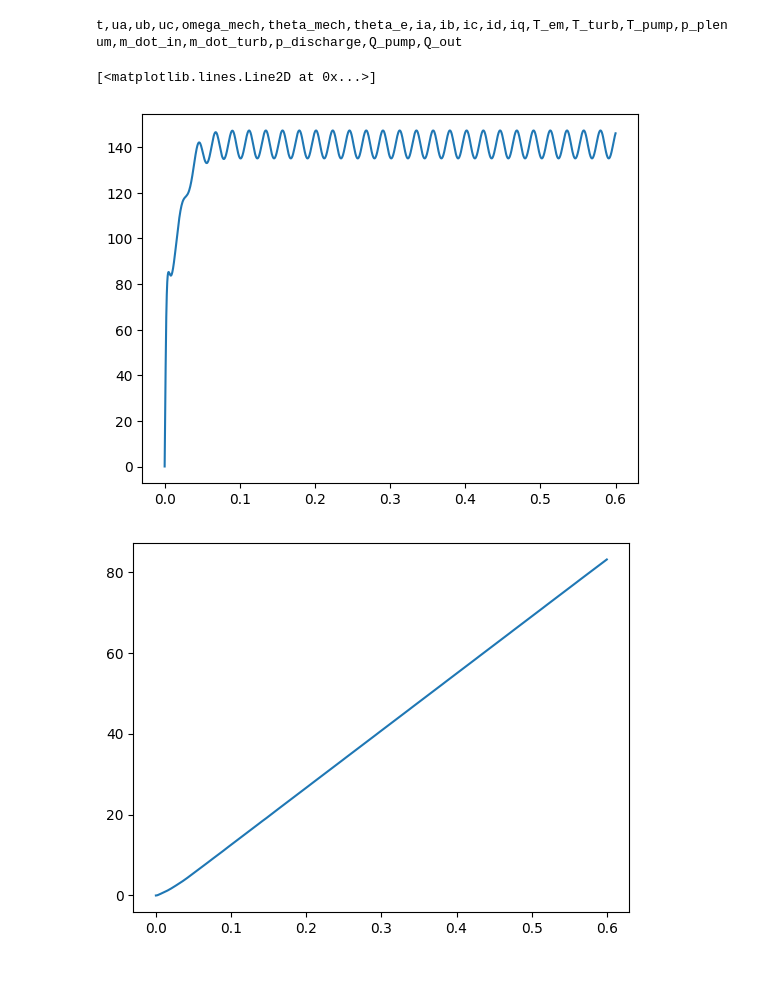
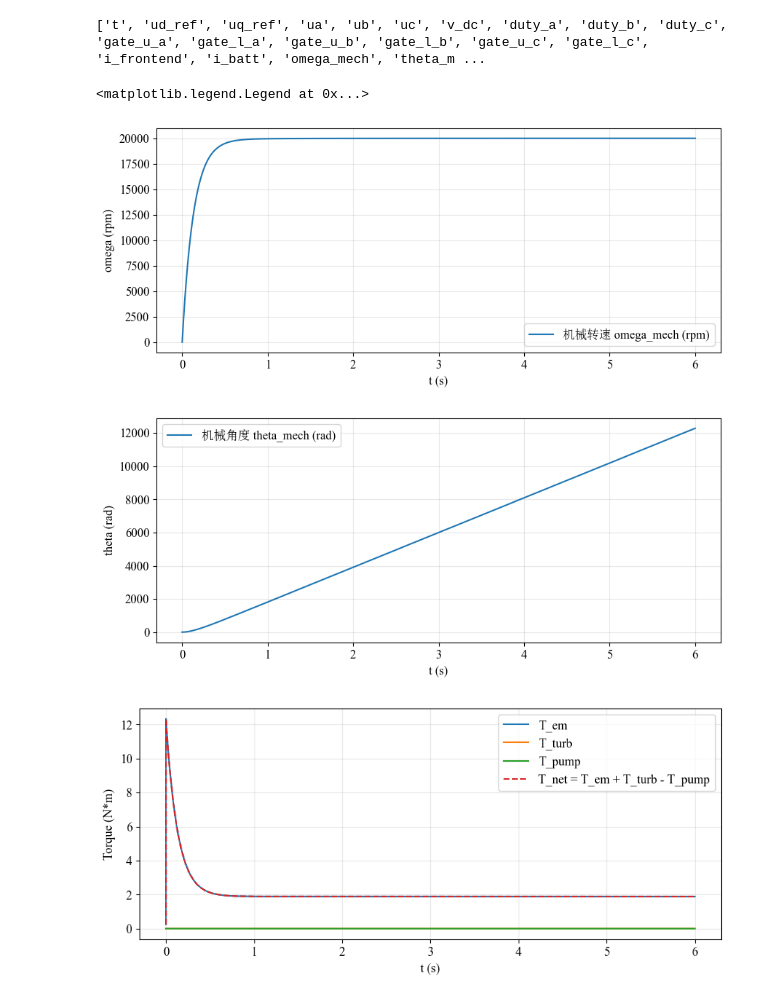
Before and after one commit to 2354864178/PMSM_ATR, a Jupyter notebook: notebooks/plot.ipynb, the cells around one changed output. Drawn from its saved outputs; the diff is of its cells as text; code cells hidden in the pictures; blank space fills up the shorter version.

```diff
--- a/notebooks/plot.ipynb
+++ b/notebooks/plot.ipynb
@@ -3,12 +12,12 @@ import matplotlib.pyplot as plt
 # %%
-with open('../build/log.xlsx', 'r') as f:
-    lines = f.read().strip().split('\n')
-print(lines[0])
+with open('../build/log.xlsx', 'r', newline='') as f:
+    reader = csv.DictReader(f)
+    rows = list(reader)
+    headers = reader.fieldnames or []
 
-data =  [[] for _ in range(len(lines[0].split(',')))]
-for line in lines[1:]:
-    for i, val in enumerate(line.split(',')):
-        data[i].append(float(val))
+print(headers)
+
+cols = {name: [float(r[name]) for r in rows] for name in headers}
 # %% [output]
-t,ua,ub,uc,omega_mech,theta_mech,theta_e,ia,ib,ic,id,iq,T_em,T_turb,T_pump,p_plenum,m_dot_in,m_dot_turb,p_discharge,Q_pump,Q_out
+['t', 'ud_ref', 'uq_ref', 'ua', 'ub', 'uc', 'v_dc', 'duty_a', 'duty_b', 'duty_c', 'gate_u_a', 'gate_l_a', 'gate_u_b', 'gate_l_b', 'gate_u_c', 'gate_l_c', 'i_frontend', 'i_batt', 'omega_mech', 'theta_m ...
 # %%
@@ -28,10 +47,30 @@ T_em = data[12]
 # %%
-plt.figure()
-plt.plot(t, omega_mech, label='机械转速 (rad/s)')
-plt.figure()
-plt.plot(t, theta_mech, label='机械角度 (rad)')
+plt.figure(figsize=(10, 4))
+plt.plot(t, omega_rpm, label='机械转速 omega_mech (rpm)')
+plt.xlabel('t (s)')
+plt.ylabel('omega (rpm)')
+plt.grid(True, alpha=0.3)
+plt.legend()
+
+plt.figure(figsize=(10, 4))
+plt.plot(t, theta_mech, label='机械角度 theta_mech (rad)')
+plt.xlabel('t (s)')
+plt.ylabel('theta (rad)')
+plt.grid(True, alpha=0.3)
+plt.legend()
+
+plt.figure(figsize=(10, 4))
+plt.plot(t, T_em, label='T_em')
+plt.plot(t, T_turb, label='T_turb')
+plt.plot(t, T_pump, label='T_pump')
+plt.plot(t, T_net, '--', label='T_net = T_em + T_turb - T_pump')
+plt.xlabel('t (s)')
+plt.ylabel('Torque (N*m)')
+plt.grid(True, alpha=0.3)
+plt.legend()
 # %% [output]
-[<matplotlib.lines.Line2D at 0x...>]
+<matplotlib.legend.Legend at 0x...>
-[figure, old version]
+[figure, new version]
-[figure, old version]
+[figure, new version]
+[figure, added]
 # %%
```
Also changed, not shown: parts of 7 cells of this notebook, 43 other files.
